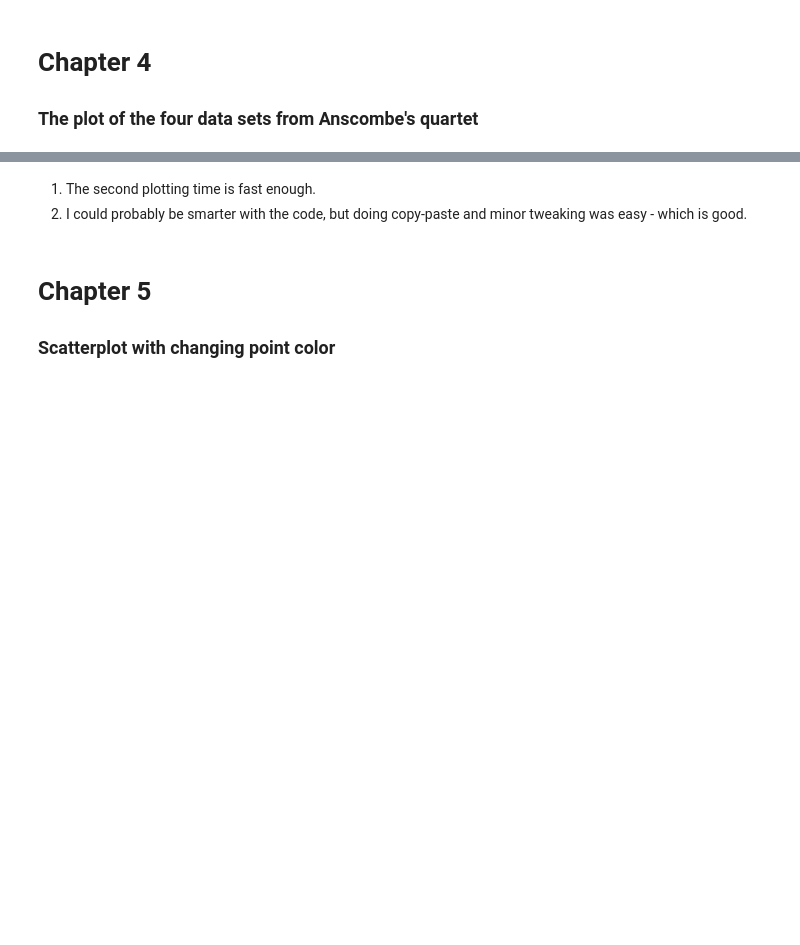
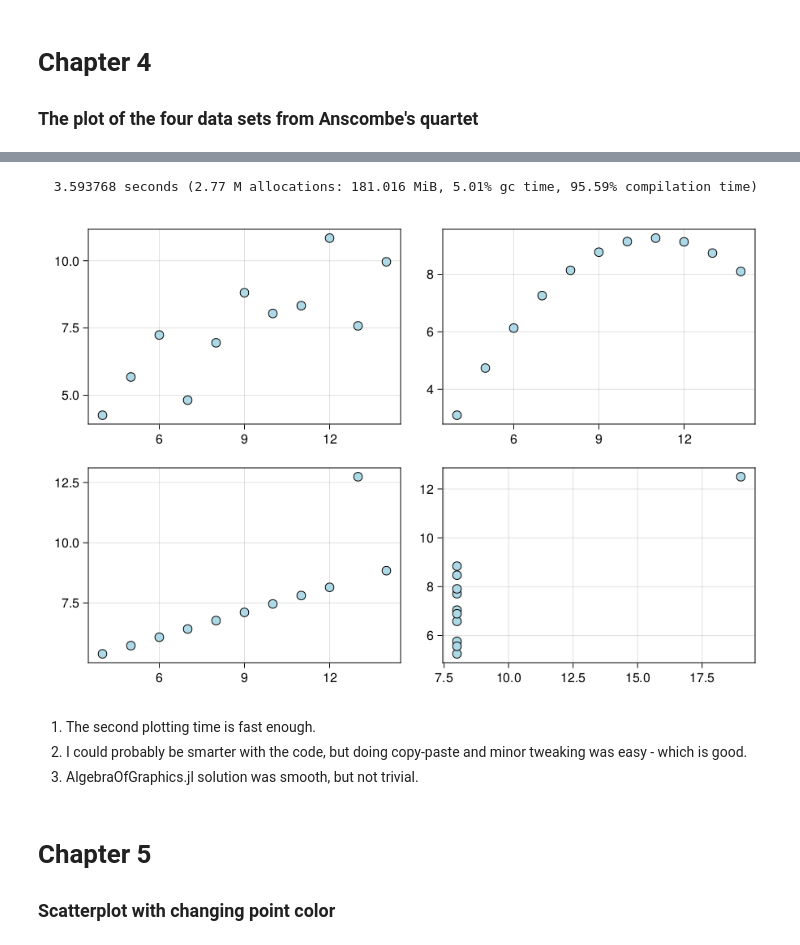
Before and after one commit to bkamins/MakieCon2023, a Jupyter notebook: makiecon2023.ipynb, the cells around one changed output, grey strips where cells are left out. Drawn from its saved outputs; the diff is of its cells as text; code cells hidden in the pictures; blank space fills up the shorter version.

```diff
--- a/makiecon2023.ipynb
+++ b/makiecon2023.ipynb
@@ -184,7 +226,19 @@ end
 [figure]
+# %%
+x = [aq[:, i] for i in 1:2:7]
+y = [aq[:, i] for i in 2:2:8]
+@time begin
+    plt = mapping(x, y, layout=1:4 => renamer(fill("", 4))) *
+          visual(color=:lightblue, strokewidth=1, markersize=15)
+    draw(plt, facet=(; linkxaxes=false, linkyaxes=false), figure=(; resolution=(900, 600)))
+end
+# %% [output]
+  3.593768 seconds (2.77 M allocations: 181.016 MiB, 5.01% gc time, 95.59% compilation time)
+[figure, added]
 # %% [markdown]
 1. The second plotting time is fast enough.
 2. I could probably be smarter with the code, but doing copy-paste and minor tweaking was easy - which is good.
+3. AlgebraOfGraphics.jl solution was smooth, but not trivial.
 # %% [markdown]
 # Chapter 5
 
```
Also changed, not shown: parts of 26 cells of this notebook, 2 other files.
